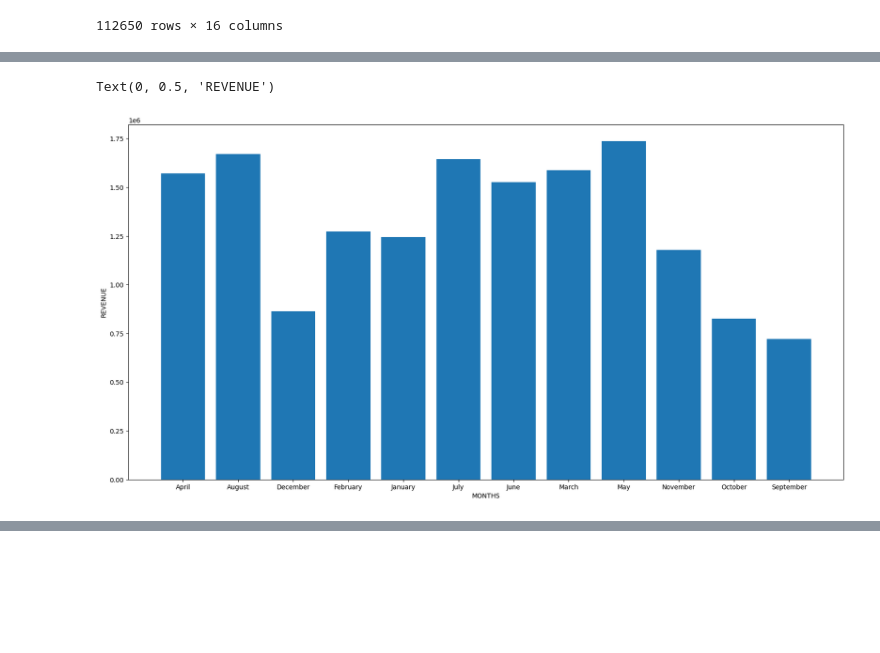
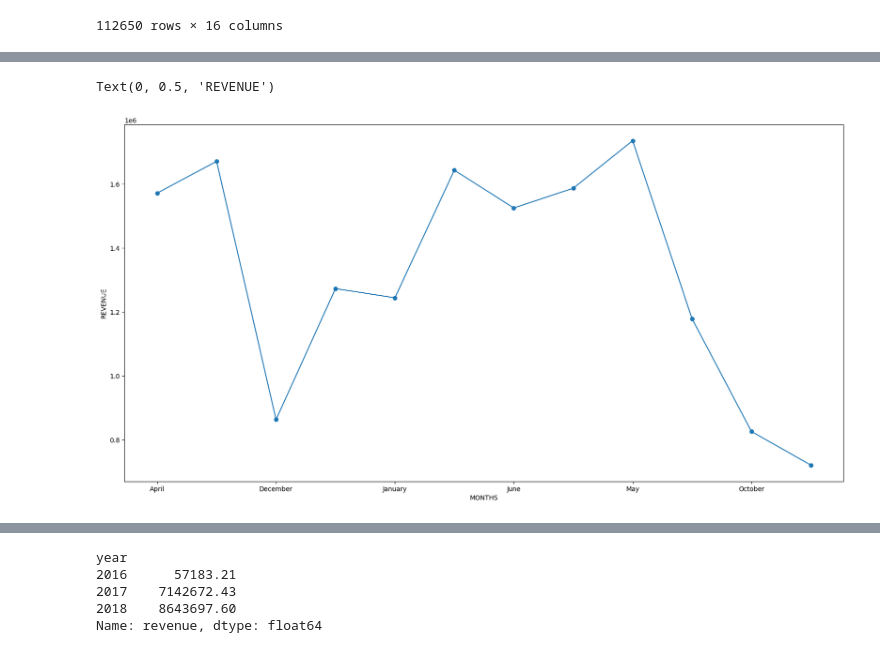
Before and after one commit to abhishekyadav-codes/PROJECT-olist-ecommerce-data-analysis, a Jupyter notebook: PROJECT-2.ipynb, the cells around one changed output, grey strips where cells are left out. Saved outputs shown, nothing was run; the diff lists cells and outputs as text; code cells hidden in the pictures; blank space fills up the shorter version.

```diff
--- a/PROJECT-2.ipynb
+++ b/PROJECT-2.ipynb
@@ -249,12 +266,12 @@ September     720920.12
 Name: revenue, dtype: float64
 # %%
 plt.figure(figsize=(20,10))
-plt.bar(a.index,a.values)
+a.plot(kind='line',marker='o')
 plt.xlabel('MONTHS')
 plt.ylabel('REVENUE')
 # %% [output]
 Text(0, 0.5, 'REVENUE')
-[figure, old version]
+[figure, new version]
 # %%
 # Q12. Kis month me sabse zyada orders aaye?
 a=month_trend.groupby('month')['order_item_id'].sum()
@@ -276,0 +297,9 @@ Name: order_item_id, dtype: int64
+# %%
+a=month_trend.groupby('year')['revenue'].sum()
+a
+# %% [output]
+year
+2016      57183.21
+2017    7142672.43
+2018    8643697.60
+Name: revenue, dtype: float64
```
Also changed, not shown: parts of 7 cells of this notebook.
